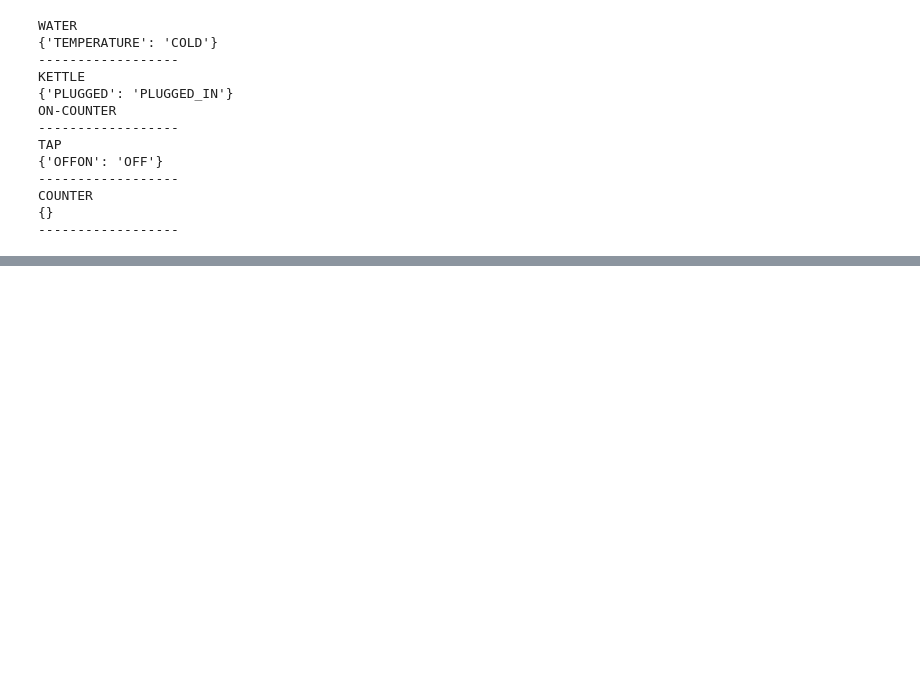
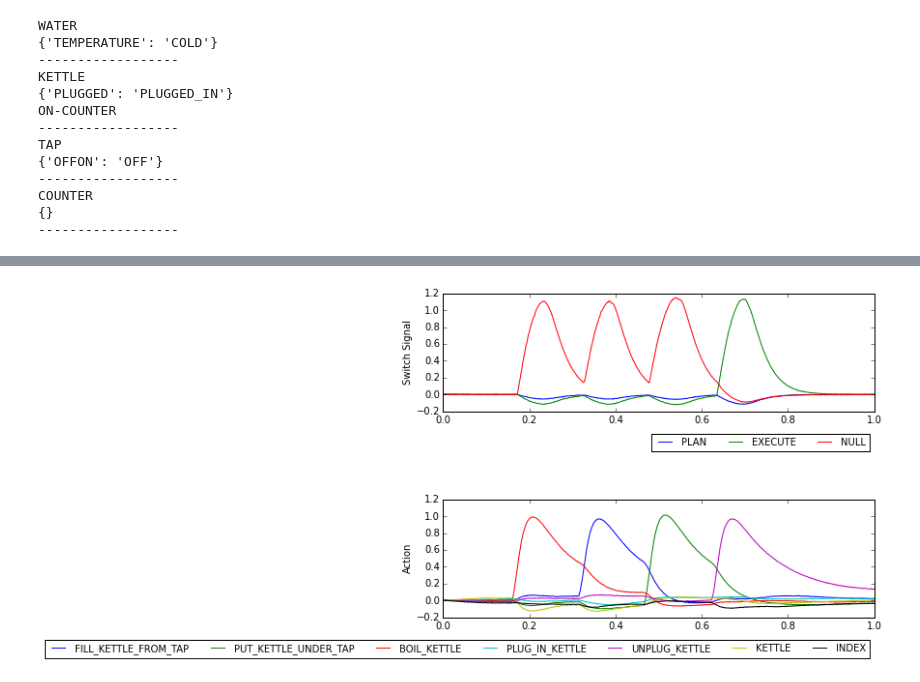
Before and after one commit to pblouw/action-planning, a Jupyter notebook: ActionPlanner-Environment-V2.ipynb, the cells around one changed output, grey strips where cells are left out. Cells and saved outputs as stored; diff of their text form; code cells hidden in the pictures; blank space fills up the shorter version.

```diff
--- a/ActionPlanner-Environment-V2.ipynb
+++ b/ActionPlanner-Environment-V2.ipynb
@@ -174,17 +194,17 @@ def plot_results_full(sim):
     fig.subplots_adjust(hspace=0.75)
     plt.show()
 
-def plot_interaction(sim):
-    fig = plt.figure(figsize=(18,12))
+def plot_additional(sim):
+    fig = plt.figure(figsize=(8,6))
 
     p1 = fig.add_subplot(2,1,1)
-    p1.plot(sim.trange(), model.similarity(sim.data, target_probe))
-    p1.legend(model.get_output_vocab('target_obj').keys, fontsize='medium', bbox_to_anchor=(1, -0.15), ncol=8)
-    p1.set_ylabel('Target')
+    p1.plot(sim.trange(), model.similarity(sim.data, switch_probe))
+    p1.legend(model.get_output_vocab('switch').keys, fontsize='medium', bbox_to_anchor=(1, -0.15), ncol=8)
+    p1.set_ylabel('Switch Signal')
 
     p2 = fig.add_subplot(2,1,2)
-    p2.plot(sim.trange(), model.similarity(sim.data, top_probe))
-    p2.legend(model.get_output_vocab('top').keys, fontsize='medium', bbox_to_anchor=(1, -0.15), ncol=8)
+    p2.plot(sim.trange(), model.similarity(sim.data, action_probe))
+    p2.legend(model.get_output_vocab('action').keys, fontsize='medium', bbox_to_anchor=(1, -0.15), ncol=8)
     p2.set_ylabel('Action')
 
     fig.subplots_adjust(hspace=0.75)
@@ -214,3 +234,7 @@ TAP
 COUNTER
 {}
 ------------------
+# %%
+plot_additional(sim)
+# %% [output]
+[figure, added]
```
Also changed, not shown: parts of 4 cells of this notebook.
